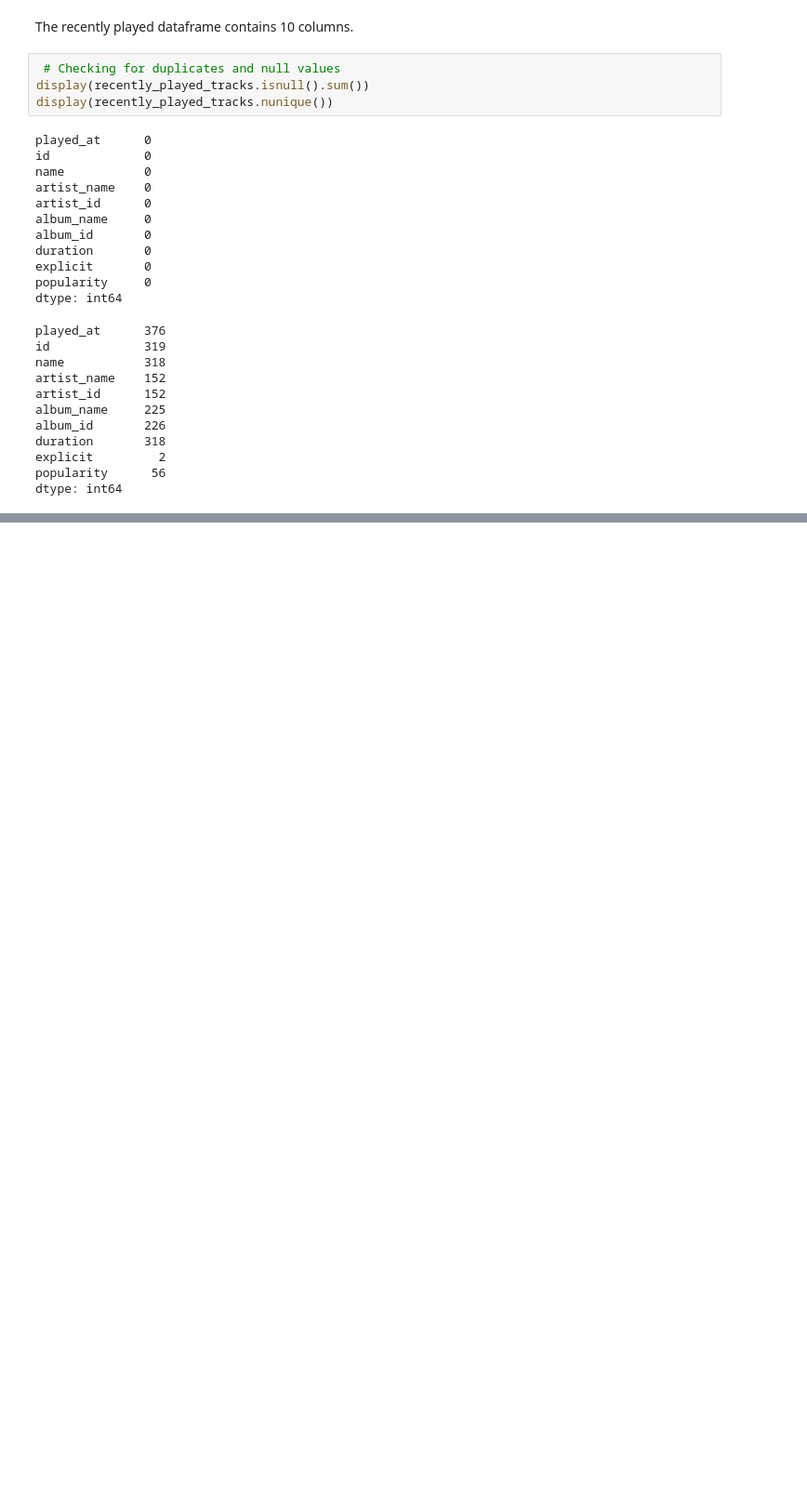
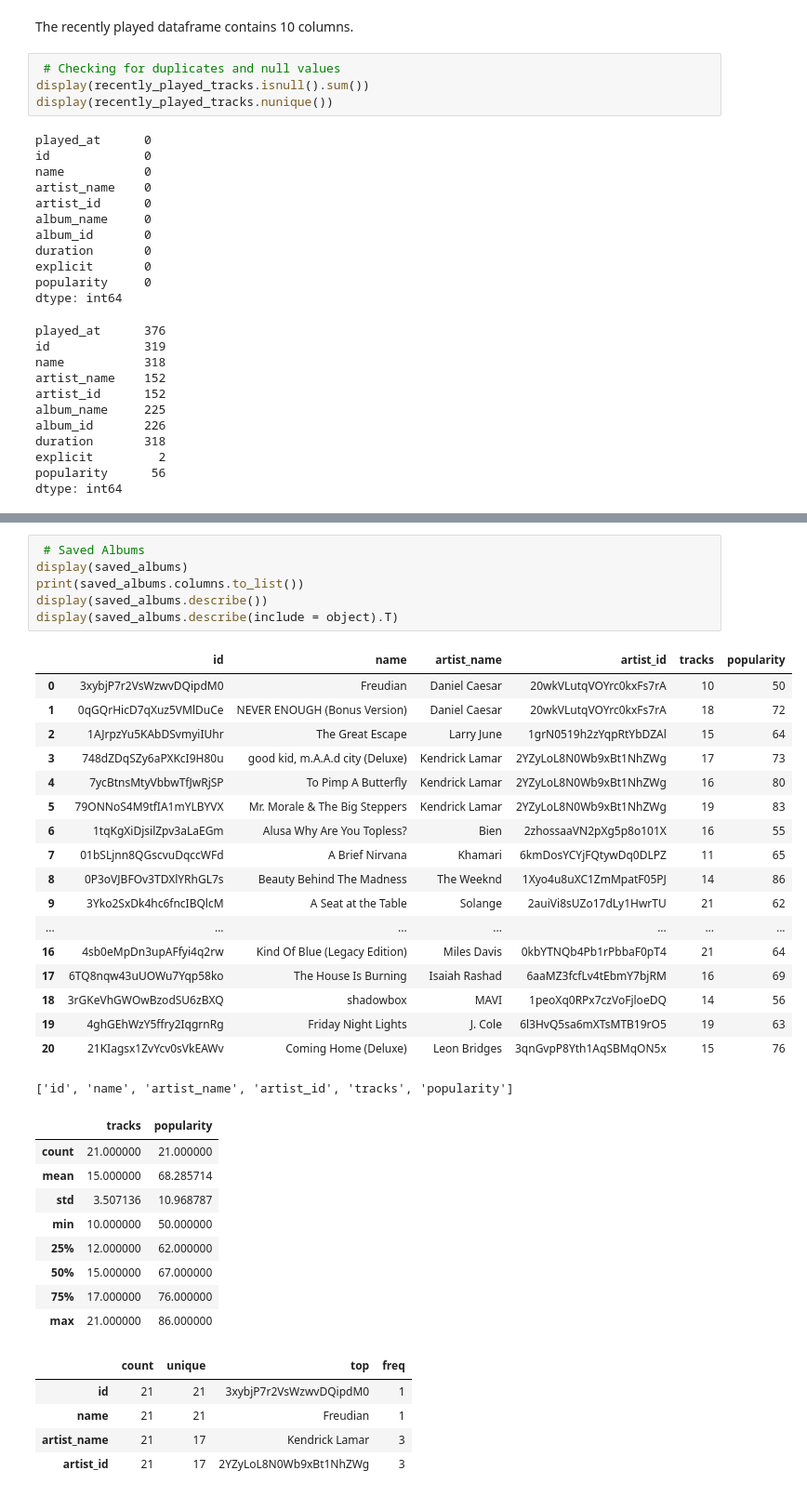
Before and after one commit to George-Njuguna/Spotify-ETL-Pipeline, a Jupyter notebook: Analysis/EDA.ipynb, the cells around one changed output, grey strips where cells are left out. Shown at 93% size. Saved outputs shown, nothing was run; the diff lists cells and outputs as text; blank space fills up the shorter version.

```diff
--- a/Analysis/EDA.ipynb
+++ b/Analysis/EDA.ipynb
@@ -346,0 +377,39 @@ dtype: int64
+# %%
+ # Saved Albums
+display(saved_albums)
+print(saved_albums.columns.to_list())
+display(saved_albums.describe())
+display(saved_albums.describe(include = object).T)
+# %% [output]
+|  | id | name | artist_name | artist_id | tracks | popularity |
+| 0 | 3xybjP7r2VsWzwvDQipdM0 | Freudian | Daniel Caesar | 20wkVLutqVOYrc0kxFs7rA | 10 | 50 |
+| 1 | 0qGQrHicD7qXuz5VMlDuCe | NEVER ENOUGH (Bonus Version) | Daniel Caesar | 20wkVLutqVOYrc0kxFs7rA | 18 | 72 |
+| 2 | 1AJrpzYu5KAbDSvmyiIUhr | The Great Escape | Larry June | 1grN0519h2zYqpRtYbDZAl | 15 | 64 |
+| 3 | 748dZDqSZy6aPXKcI9H80u | good kid, m.A.A.d city (Deluxe) | Kendrick Lamar | 2YZyLoL8N0Wb9xBt1NhZWg | 17 | 73 |
+| 4 | 7ycBtnsMtyVbbwTfJwRjSP | To Pimp A Butterfly | Kendrick Lamar | 2YZyLoL8N0Wb9xBt1NhZWg | 16 | 80 |
+| 5 | 79ONNoS4M9tfIA1mYLBYVX | Mr. Morale & The Big Steppers | Kendrick Lamar | 2YZyLoL8N0Wb9xBt1NhZWg | 19 | 83 |
+| 6 | 1tqKgXiDjsilZpv3aLaEGm | Alusa Why Are You Topless? | Bien | 2zhossaaVN2pXg5p8o101X | 16 | 55 |
+| 7 | 01bSLjnn8QGscvuDqccWFd | A Brief Nirvana | Khamari | 6kmDosYCYjFQtywDq0DLPZ | 11 | 65 |
+| 8 | 0P3oVJBFOv3TDXlYRhGL7s | Beauty Behind The Madness | The Weeknd | 1Xyo4u8uXC1ZmMpatF05PJ | 14 | 86 |
+| 9 | 3Yko2SxDk4hc6fncIBQlcM | A Seat at the Table | Solange | 2auiVi8sUZo17dLy1HwrTU | 21 | 62 |
+| ... | ... | ... | ... | ... | ... | ... |
+| 16 | 4sb0eMpDn3upAFfyi4q2rw | Kind Of Blue (Legacy Edition) | Miles Davis | 0kbYTNQb4Pb1rPbbaF0pT4 | 21 | 64 |
+| 17 | 6TQ8nqw43uUOWu7Yqp58ko | The House Is Burning | Isaiah Rashad | 6aaMZ3fcfLv4tEbmY7bjRM | 16 | 69 |
+| 18 | 3rGKeVhGWOwBzodSU6zBXQ | shadowbox | MAVI | 1peoXq0RPx7czVoFjloeDQ | 14 | 56 |
+| 19 | 4ghGEhWzY5ffry2IqgrnRg | Friday Night Lights | J. Cole | 6l3HvQ5sa6mXTsMTB19rO5 | 19 | 63 |
+| 20 | 21KIagsx1ZvYcv0sVkEAWv | Coming Home (Deluxe) | Leon Bridges | 3qnGvpP8Yth1AqSBMqON5x | 15 | 76 |
+['id', 'name', 'artist_name', 'artist_id', 'tracks', 'popularity']
+|  | tracks | popularity |
+| count | 21.000000 | 21.000000 |
+| mean | 15.000000 | 68.285714 |
+| std | 3.507136 | 10.968787 |
+| min | 10.000000 | 50.000000 |
+| 25% | 12.000000 | 62.000000 |
+| 50% | 15.000000 | 67.000000 |
+| 75% | 17.000000 | 76.000000 |
+| max | 21.000000 | 86.000000 |
+|  | count | unique | top | freq |
+| id | 21 | 21 | 3xybjP7r2VsWzwvDQipdM0 | 1 |
+| name | 21 | 21 | Freudian | 1 |
+| artist_name | 21 | 17 | Kendrick Lamar | 3 |
+| artist_id | 21 | 17 | 2YZyLoL8N0Wb9xBt1NhZWg | 3 |
```
Also changed, not shown: parts of 3 cells of this notebook.
